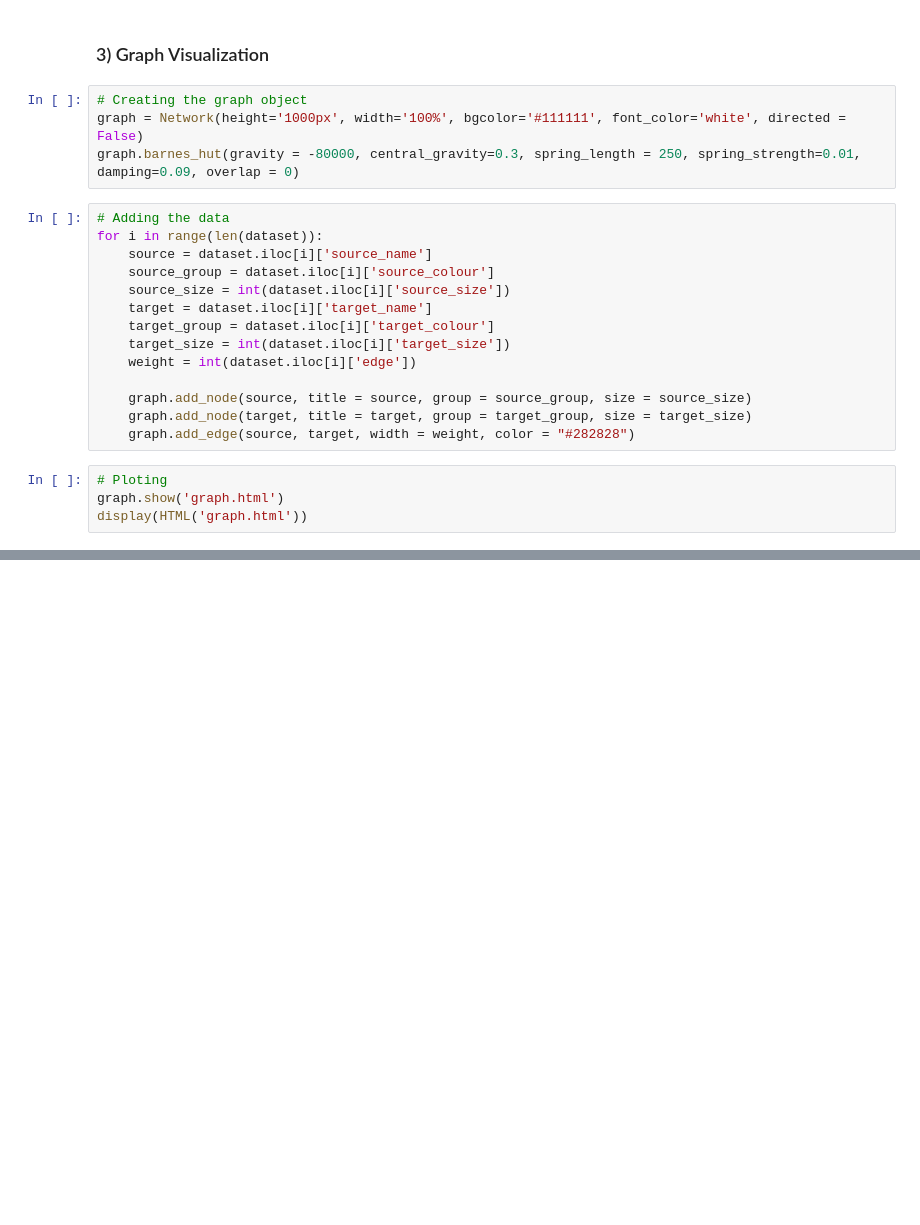
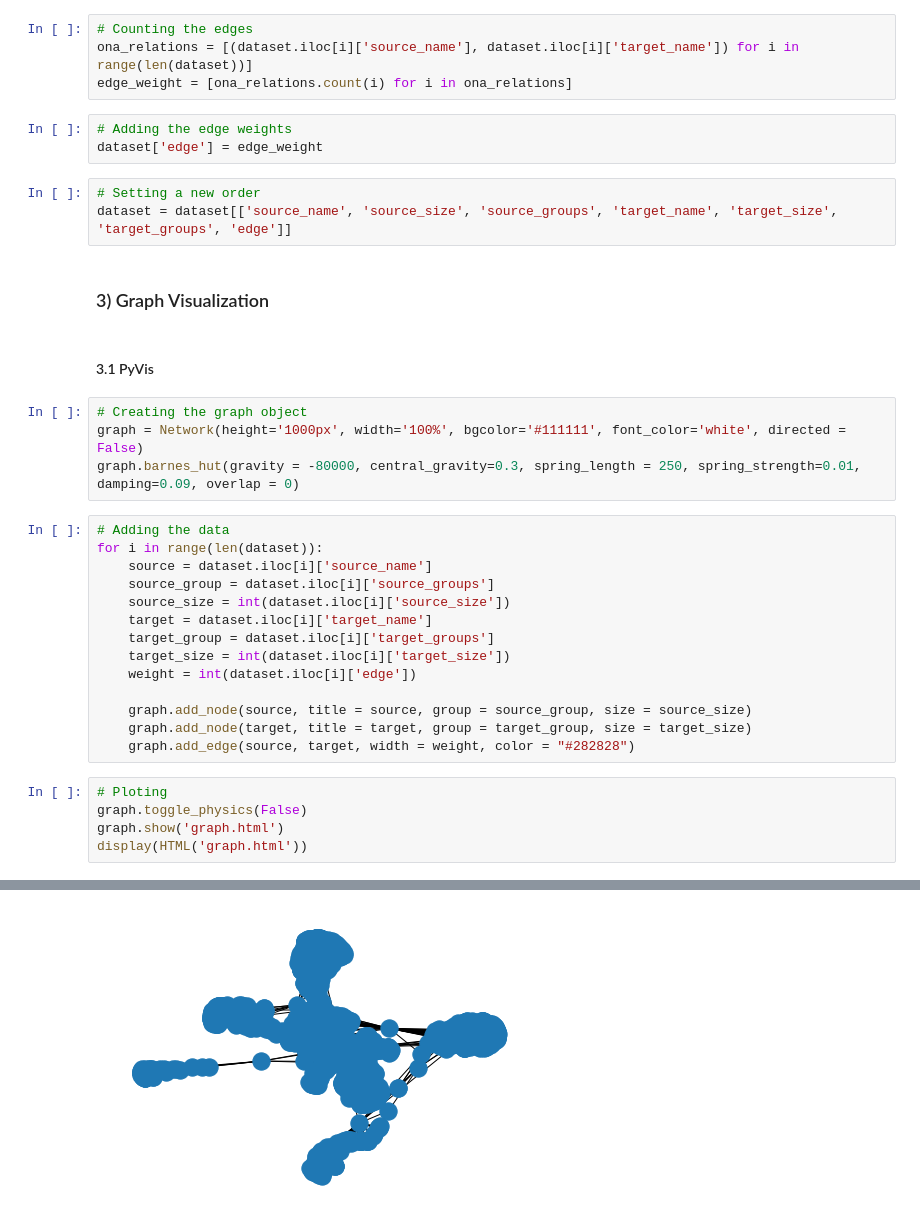
Before and after one commit to higor-gomes93/ona_research, a Jupyter notebook: AIHR_ONA.ipynb, the cells around one changed output, grey strips where cells are left out. Drawn from its saved outputs; the diff is of its cells as text; blank space fills up the shorter version.

```diff
--- a/AIHR_ONA.ipynb
+++ b/AIHR_ONA.ipynb
@@ -83,5 +126,17 @@ dataset = dataset[['source_name', 'source_size', 'source_colour', 'target_name',
+# %%
+# Counting the edges
+ona_relations = [(dataset.iloc[i]['source_name'], dataset.iloc[i]['target_name']) for i in range(len(dataset))]
+edge_weight = [ona_relations.count(i) for i in ona_relations]
+# %%
+# Adding the edge weights
+dataset['edge'] = edge_weight
+# %%
+# Setting a new order
+dataset = dataset[['source_name', 'source_size', 'source_groups', 'target_name', 'target_size', 'target_groups', 'edge']]
 # %% [markdown]
 ### 3) Graph Visualization
+# %% [markdown]
+#### 3.1 PyVis
 # %%
 # Creating the graph object
 graph = Network(height='1000px', width='100%', bgcolor='#111111', font_color='white', directed = False)
@@ -90,10 +145,10 @@ graph.barnes_hut(gravity = -80000, central_gravity=0.3, spring_length = 250, spr
 # Adding the data
 for i in range(len(dataset)):
     source = dataset.iloc[i]['source_name']
-    source_group = dataset.iloc[i]['source_colour']
+    source_group = dataset.iloc[i]['source_groups']
     source_size = int(dataset.iloc[i]['source_size'])
     target = dataset.iloc[i]['target_name']
-    target_group = dataset.iloc[i]['target_colour']
+    target_group = dataset.iloc[i]['target_groups']
     target_size = int(dataset.iloc[i]['target_size'])
     weight = int(dataset.iloc[i]['edge'])
 
@@ -102,6 +157,7 @@ for i in range(len(dataset)):
     graph.add_edge(source, target, width = weight, color = "#282828")
 # %%
 # Ploting
+graph.toggle_physics(False)
 graph.show('graph.html')
 display(HTML('graph.html'))
 # %% [output]
@@ -108,0 +164 @@ display(HTML('graph.html'))
+[figure, added]
```
Also changed, not shown: parts of 15 cells of this notebook.
